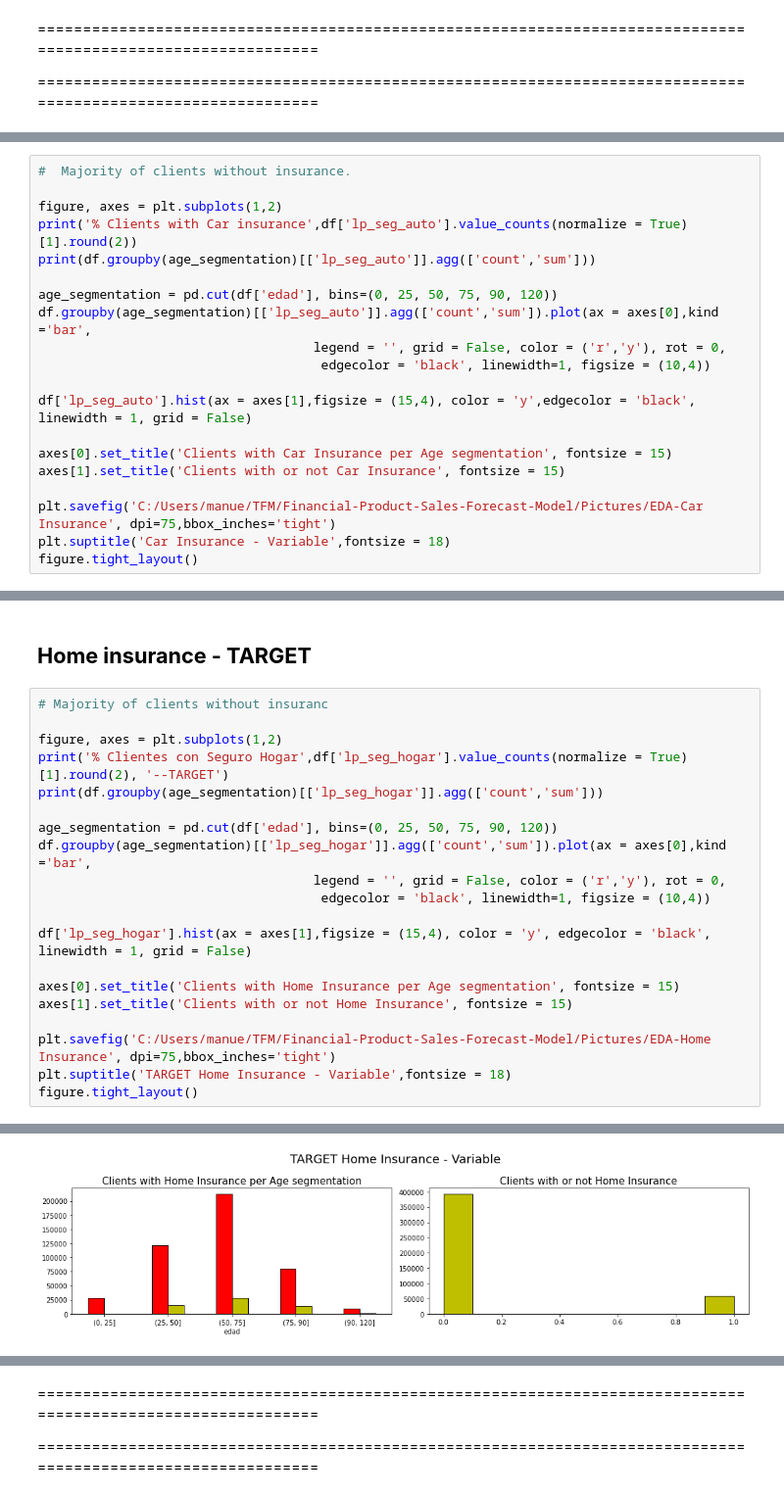
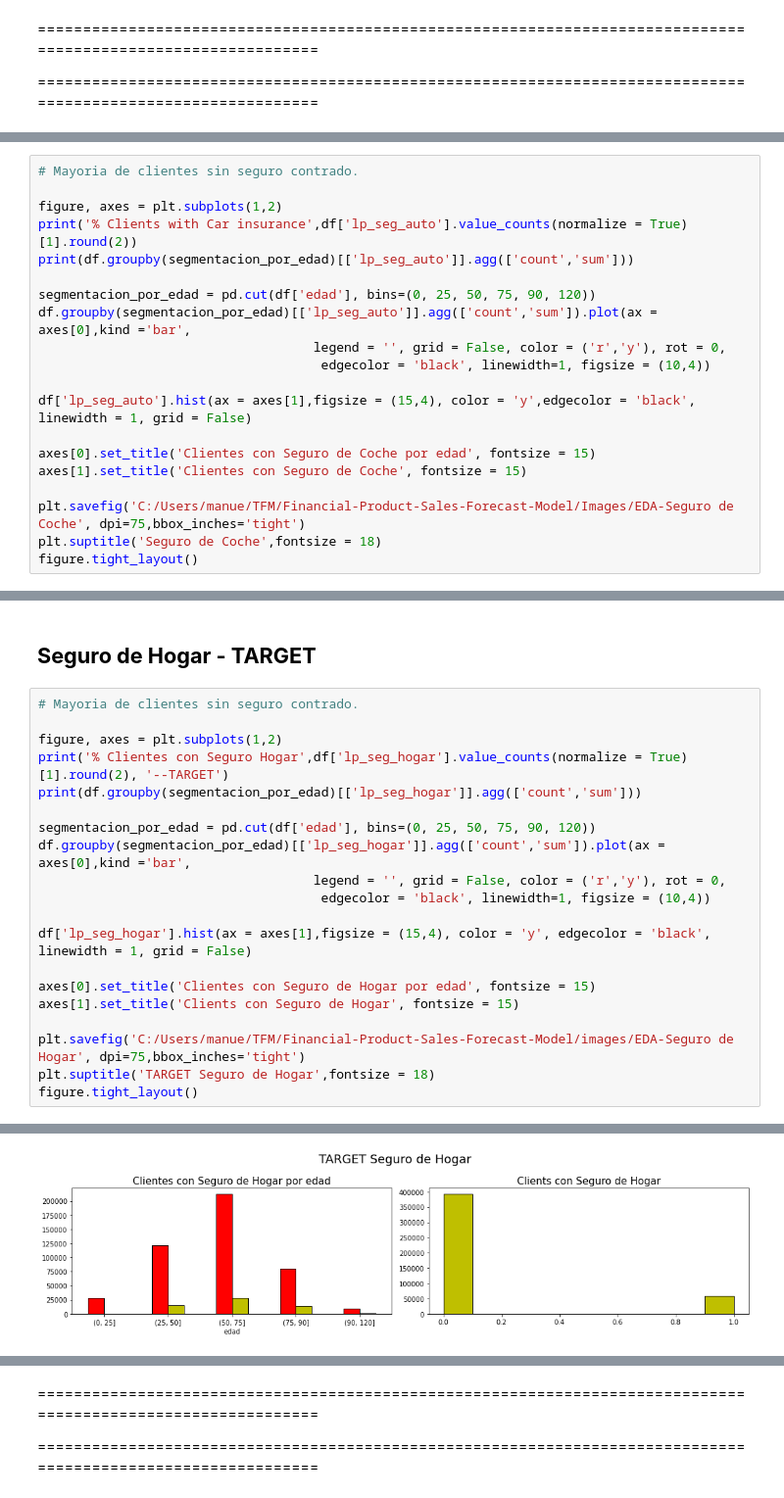
Before and after one commit to romayana/Financial-Product-Sales-Forecast-Model, a Jupyter notebook: Exploratory Data Analysis/EDA.ipynb, the cells around one changed output, grey strips where cells are left out. Shown at 98% size. Cells and saved outputs as stored; diff of their text form.

```diff
--- a/Exploratory Data Analysis/EDA.ipynb
+++ b/Exploratory Data Analysis/EDA.ipynb
@@ -815,22 +824,22 @@ edad
 # %%
-#  Majority of clients without insurance.
+# Mayoria de clientes sin seguro contrado.
 
 figure, axes = plt.subplots(1,2)
 print('% Clients with Car insurance',df['lp_seg_auto'].value_counts(normalize = True)[1].round(2))
-print(df.groupby(age_segmentation)[['lp_seg_auto']].agg(['count','sum']))
+print(df.groupby(segmentacion_por_edad)[['lp_seg_auto']].agg(['count','sum']))
 
-age_segmentation = pd.cut(df['edad'], bins=(0, 25, 50, 75, 90, 120))
-df.groupby(age_segmentation)[['lp_seg_auto']].agg(['count','sum']).plot(ax = axes[0],kind ='bar',
+segmentacion_por_edad = pd.cut(df['edad'], bins=(0, 25, 50, 75, 90, 120))
+df.groupby(segmentacion_por_edad)[['lp_seg_auto']].agg(['count','sum']).plot(ax = axes[0],kind ='bar',
                                     legend = '', grid = False, color = ('r','y'), rot = 0,
                                      edgecolor = 'black', linewidth=1, figsize = (10,4))
 
 df['lp_seg_auto'].hist(ax = axes[1],figsize = (15,4), color = 'y',edgecolor = 'black',  linewidth = 1, grid = False)
 
-axes[0].set_title('Clients with Car Insurance per Age segmentation', fontsize = 15)
-axes[1].set_title('Clients with or not Car Insurance', fontsize = 15)
+axes[0].set_title('Clientes con Seguro de Coche por edad', fontsize = 15)
+axes[1].set_title('Clientes con Seguro de Coche', fontsize = 15)
 
-plt.savefig('C:/Users/manue/TFM/Financial-Product-Sales-Forecast-Model/Pictures/EDA-Car Insurance', dpi=75,bbox_inches='tight')
-plt.suptitle('Car Insurance - Variable',fontsize = 18)
+plt.savefig('C:/Users/manue/TFM/Financial-Product-Sales-Forecast-Model/Images/EDA-Seguro de Coche', dpi=75,bbox_inches='tight')
+plt.suptitle('Seguro de Coche',fontsize = 18)
 figure.tight_layout()
 # %% [output]
 % Clients with Car insurance 0.01
@@ -846,33 +855,33 @@ edad
-# %% [markdown]
-## __Home insurance - TARGET__
+# %% [markdown]
+## __Seguro de Hogar - TARGET__
 # %%
-# Majority of clients without insuranc
+# Mayoria de clientes sin seguro contrado.
 
 figure, axes = plt.subplots(1,2)
 print('% Clientes con Seguro Hogar',df['lp_seg_hogar'].value_counts(normalize = True)[1].round(2), '--TARGET')
-print(df.groupby(age_segmentation)[['lp_seg_hogar']].agg(['count','sum']))
+print(df.groupby(segmentacion_por_edad)[['lp_seg_hogar']].agg(['count','sum']))
 
-age_segmentation = pd.cut(df['edad'], bins=(0, 25, 50, 75, 90, 120))
-df.groupby(age_segmentation)[['lp_seg_hogar']].agg(['count','sum']).plot(ax = axes[0],kind ='bar',
+segmentacion_por_edad = pd.cut(df['edad'], bins=(0, 25, 50, 75, 90, 120))
+df.groupby(segmentacion_por_edad)[['lp_seg_hogar']].agg(['count','sum']).plot(ax = axes[0],kind ='bar',
                                     legend = '', grid = False, color = ('r','y'), rot = 0,
                                      edgecolor = 'black', linewidth=1, figsize = (10,4))
 
 df['lp_seg_hogar'].hist(ax = axes[1],figsize = (15,4), color = 'y', edgecolor = 'black',  linewidth = 1, grid = False)
 
-axes[0].set_title('Clients with Home Insurance per Age segmentation', fontsize = 15)
-axes[1].set_title('Clients with or not Home Insurance', fontsize = 15)
+axes[0].set_title('Clientes con Seguro de Hogar por edad', fontsize = 15)
+axes[1].set_title('Clients con Seguro de Hogar', fontsize = 15)
 
-plt.savefig('C:/Users/manue/TFM/Financial-Product-Sales-Forecast-Model/Pictures/EDA-Home Insurance', dpi=75,bbox_inches='tight')
-plt.suptitle('TARGET Home Insurance - Variable',fontsize = 18)
+plt.savefig('C:/Users/manue/TFM/Financial-Product-Sales-Forecast-Model/images/EDA-Seguro de Hogar', dpi=75,bbox_inches='tight')
+plt.suptitle('TARGET Seguro de Hogar',fontsize = 18)
 figure.tight_layout()
 # %% [output]
 % Clientes con Seguro Hogar 0.13 --TARGET
           lp_seg_hogar
                  count    sum
 edad
 (0, 25]          27661     78
 (25, 50]        121987  15337
 (50, 75]        212315  27874
 (75, 90]         80580  14217
 (90, 120]         8818   1305
-[figure, old version]
+[figure, new version]
```
Also changed, not shown: parts of 178 cells of this notebook, 33 other files.
